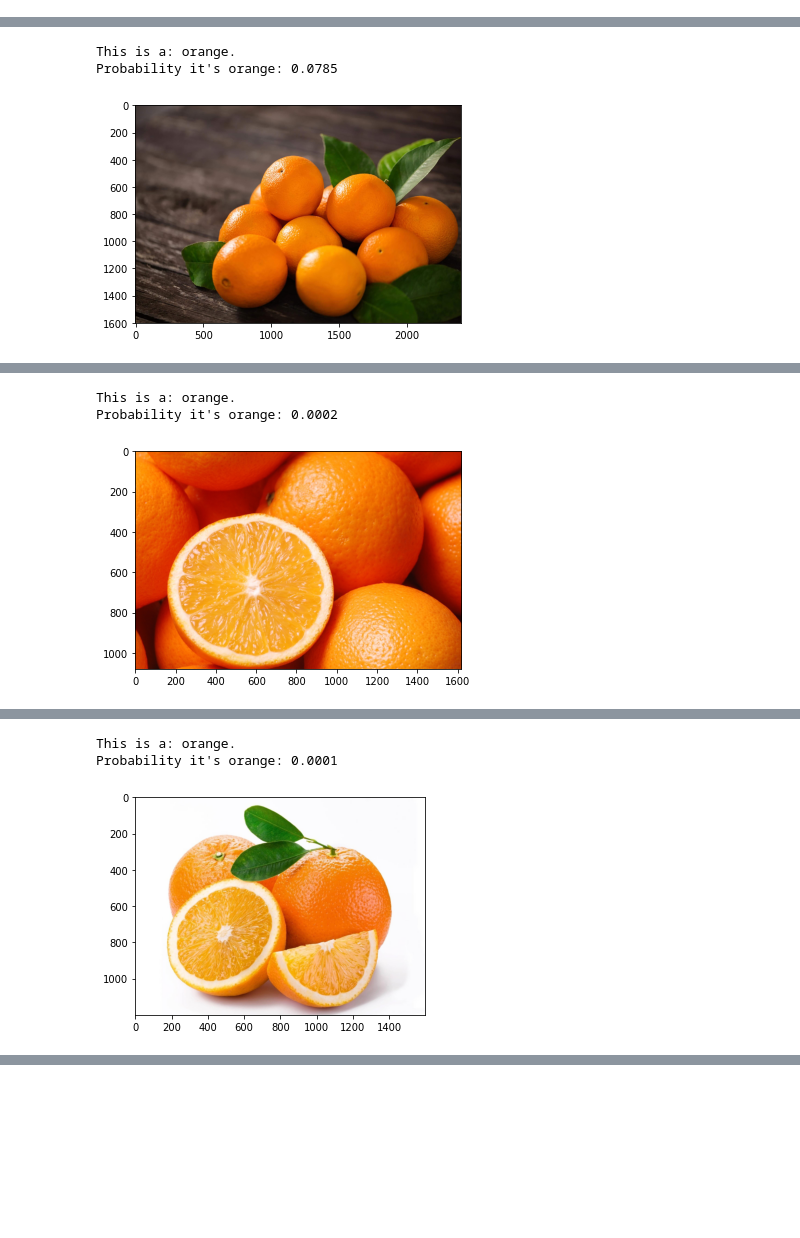
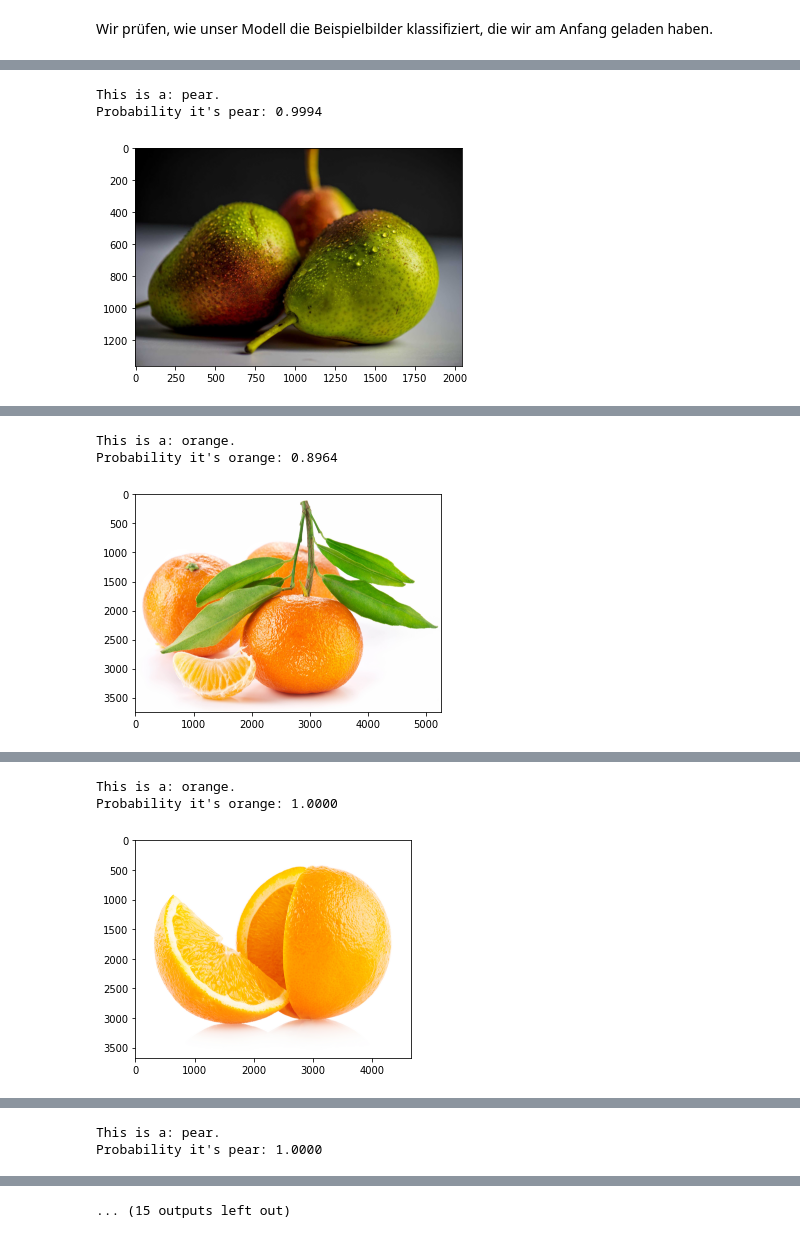
Before and after one commit to dnhshl/cc-ai, a Jupyter notebook: obstsalat.ipynb, the cells around one changed output, grey strips where cells are left out. Drawn from its saved outputs; the diff is of its cells as text; code cells hidden in the pictures; blank space fills up the shorter version.

```diff
--- a/obstsalat.ipynb
+++ b/obstsalat.ipynb
@@ -98,21 +185,26 @@ Downloading: "https://download.pytorch.org/models/resnet18-f37072fd.pth" to /roo
+# %% [markdown]
+Wir prüfen, wie unser Modell die Beispielbilder klassifiziert, die wir am Anfang geladen haben.
 # %%
-for i in range(3):
-    im = f'orange_{i}.jpg'
-    is_fruit,_,probs = learn.predict(im)
+p = Path('.')
+images = p.glob('*.jpg')
+
+for image in images:
+    is_fruit,_,probs = learn.predict(image)
     print(f"This is a: {is_fruit}.")
-    print(f"Probability it's {is_fruit}: {probs[0]:.4f}")
-    plt.imshow(Image.open(im))
+    idx = list(learn.dls.vocab).index(is_fruit)
+    print(f"Probability it's {is_fruit}: {probs[idx]:.4f}")
+    plt.imshow(Image.open(image))
     plt.show()
 # %% [output]
 [interactive output not drawn]
-This is a: orange.
-Probability it's orange: 0.0785
+This is a: pear.
+Probability it's pear: 0.9994
-[figure, old version]
+[figure, new version]
 [interactive output not drawn]
 This is a: orange.
-Probability it's orange: 0.0002
+Probability it's orange: 0.8964
-[figure, old version]
+[figure, new version]
 [interactive output not drawn]
 This is a: orange.
-Probability it's orange: 0.0001
+Probability it's orange: 1.0000
-[figure, old version]
+[figure, new version]
@@ -118,0 +212,2 @@ Probability it's orange: 0.0001
+This is a: pear.
+Probability it's pear: 1.0000
@@ -118,0 +215 @@ Probability it's orange: 0.0001
+... (15 outputs left out)
```
Also changed, not shown: parts of 34 cells of this notebook.
